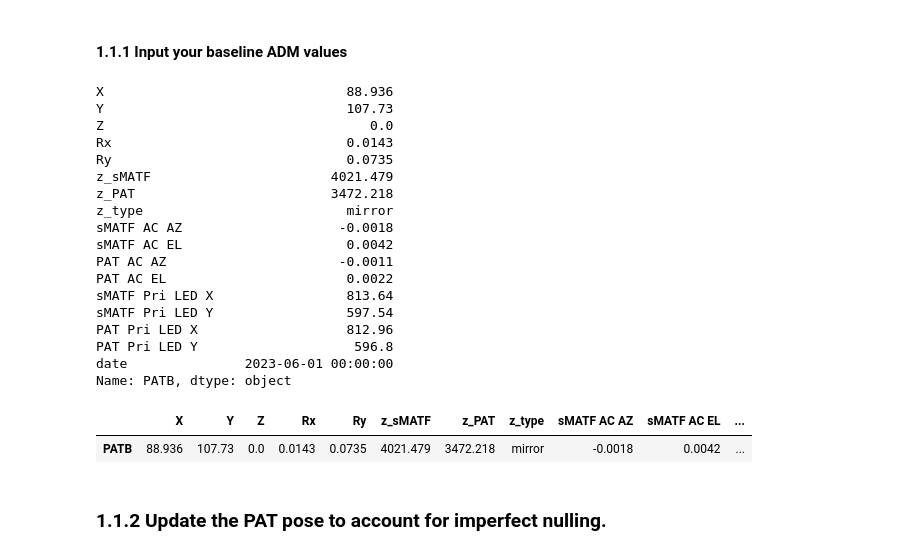
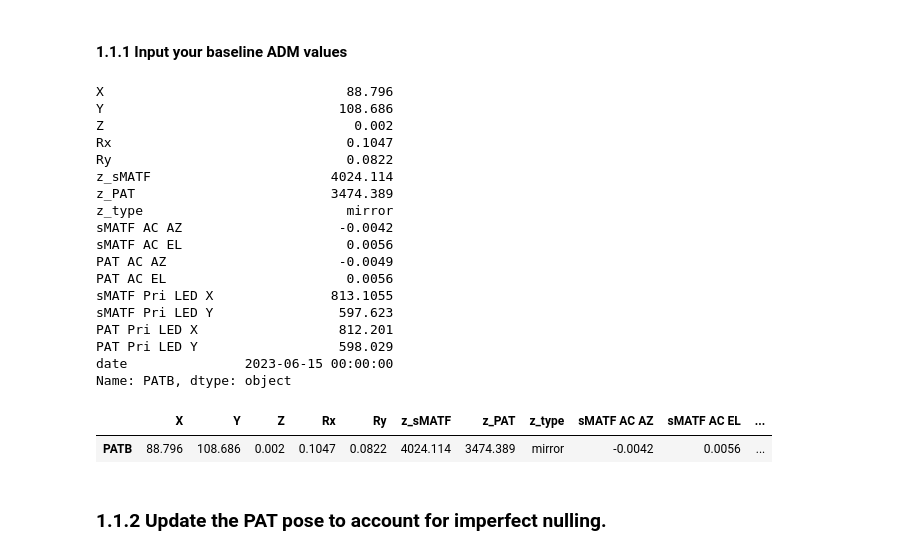
Before and after one commit to evanbray1/ADMTools, a Jupyter notebook: Pose Updater - ADM.ipynb, the cells around one changed output. Drawn from its saved outputs; the diff is of its cells as text; code cells hidden in the pictures.

```diff
--- a/Pose Updater - ADM.ipynb
+++ b/Pose Updater - ADM.ipynb
@@ -6,6 +6,13 @@ from adm_library import *
 Warning: Cannot change to a different GUI toolkit: notebook. Using qt5 instead.
 # %% [markdown]
 ## 0 Parameter definitions
+# %%
+pat_target = 'B'         #Which PAT target do you want to use?
+z_target = 'mirror'      #Do you want range data to come from the mirror or the retro?
+optimize_PAT_for_imperfect_nulling = True #Optimize the encoder positions for imperfect nulling between sMATF->PAT?
+baseline_ADM_plateau_name = 'BA8' #Plateau name for the baseline ADM data
+update_ADM_plateau_name = 'BA9'   #Plateau name for the updated ADM data
+output_filename = '_temp poses.xlsx' #What do you want to name the output file?
 # %% [markdown]
 ### 0.1 Ingesting the [X,Y,Z,Rx,Ry] values from Tyler's spreadsheet
 # %%
@@ -85,61 +101,35 @@ if not any(np.isfinite(pose_actual.values.astype(float)).ravel()):
 # %% [markdown]
 #### 1.1.1 Input your baseline ADM values
 # %%
-#p_null_PAT_baseline_encoder = pd.DataFrame(dict({'X':88.435, 'Y':109.266,'Z':0,
-#                                                  'Rx':0.1018,'Ry':0.0856,
-#                                                  'z_sMATF':4.027174*1000.,
-#                                                  'z_PATB':3.455684*1000.,
-#                                                  'z_type':'retro',
-#                                                  'sMATF AC AZ':0.0041,
-#                                                  'sMATF AC EL':0.006,
-#                                                  'PATB AC AZ':0.0041,
-#                                                  'PATB AC EL':0.0035,
-#                                                  'sMATF Pri LED X':811.9,
-#                                                  'sMATF Pri LED Y':604.6,
-#                                                  'PATB Pri LED X':812.6,
-#                                                  'PATB Pri LED Y':605.9,
-#                                                  'date':'4/1/2023'
-#                                                 }),index=['PATB'])
-pat_target = 'B'
-z_target = 'mirror'
-optimize_PAT_for_imperfect_nulling = True
-baseline_ADM_plateau_name = '6/1 BA4'
-update_ADM_plateau_name = 'BA5 with null'
-#baseline_ADM_plateau_name = 'baseline'
-#update_ADM_plateau_name = 'post-perturb'
-#output_filename = 'Poses - BA5C2 ADM update from BA4C6 - Evan (from nulled measurements).xlsx'
-output_filename = '_temp poses.xlsx'
-
-
 p_null_PAT_baseline_encoder = get_data_from_ADM_log(baseline_ADM_plateau_name,z_type=z_target,pat_target = pat_target,index_name='PAT'+pat_target,print_details=True,filepath=adm_log_filepath)
 p_null_PAT_baseline = calculate_5DOF_from_encoders(p_null_PAT_baseline_encoder)
 
 if pat_target=='B':
     p_null_offset = np.array([-90.,-110.,-10.]) #PATB is not on the POA boresight. It is offset by this much
 elif pat_target=='A':
     p_null_offset = np.array([90.,-110.,-10.])
 p_null_PAT_baseline_encoder
 # %% [output]
-X                               88.936
-Y                               107.73
-Z                                  0.0
-Rx                              0.0143
-Ry                              0.0735
-z_sMATF                       4021.479
-z_PAT                         3472.218
+X                               88.796
+Y                              108.686
+Z                                0.002
+Rx                              0.1047
+Ry                              0.0822
+z_sMATF                       4024.114
+z_PAT                         3474.389
 z_type                          mirror
-sMATF AC AZ                    -0.0018
-sMATF AC EL                     0.0042
-PAT AC AZ                      -0.0011
-PAT AC EL                       0.0022
-sMATF Pri LED X                 813.64
-sMATF Pri LED Y                 597.54
-PAT Pri LED X                   812.96
-PAT Pri LED Y                    596.8
-date               2023-06-01 00:00:00
+sMATF AC AZ                    -0.0042
+sMATF AC EL                     0.0056
+PAT AC AZ                      -0.0049
+PAT AC EL                       0.0056
+sMATF Pri LED X               813.1055
+sMATF Pri LED Y                597.623
+PAT Pri LED X                  812.201
+PAT Pri LED Y                  598.029
+date               2023-06-15 00:00:00
 Name: PATB, dtype: object
 |  | X | Y | Z | Rx | Ry | z_sMATF | z_PAT | z_type | sMATF AC AZ | sMATF AC EL | ... |
-| PATB | 88.936 | 107.73 | 0.0 | 0.0143 | 0.0735 | 4021.479 | 3472.218 | mirror | -0.0018 | 0.0042 | ... |
+| PATB | 88.796 | 108.686 | 0.002 | 0.1047 | 0.0822 | 4024.114 | 3474.389 | mirror | -0.0042 | 0.0056 | ... |
 # %% [markdown]
 ### 1.1.2 Update the PAT pose to account for imperfect nulling.
 # %%
```
Also changed, not shown: parts of 13 cells of this notebook, 1 other file.
